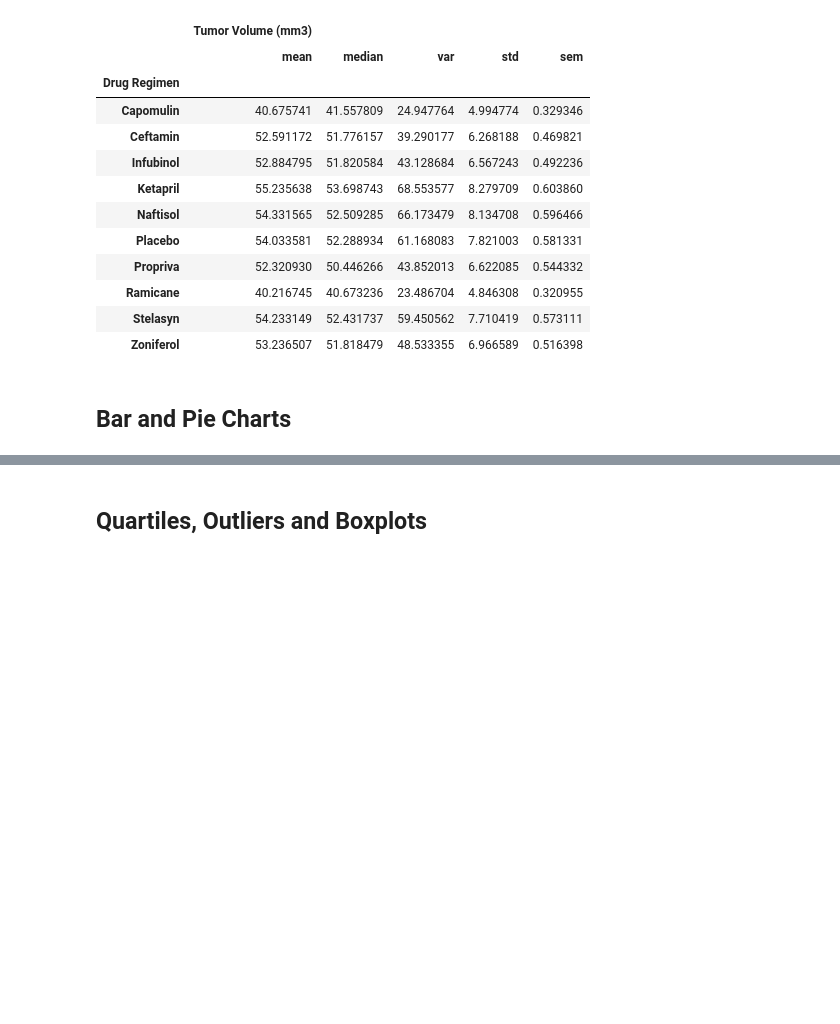
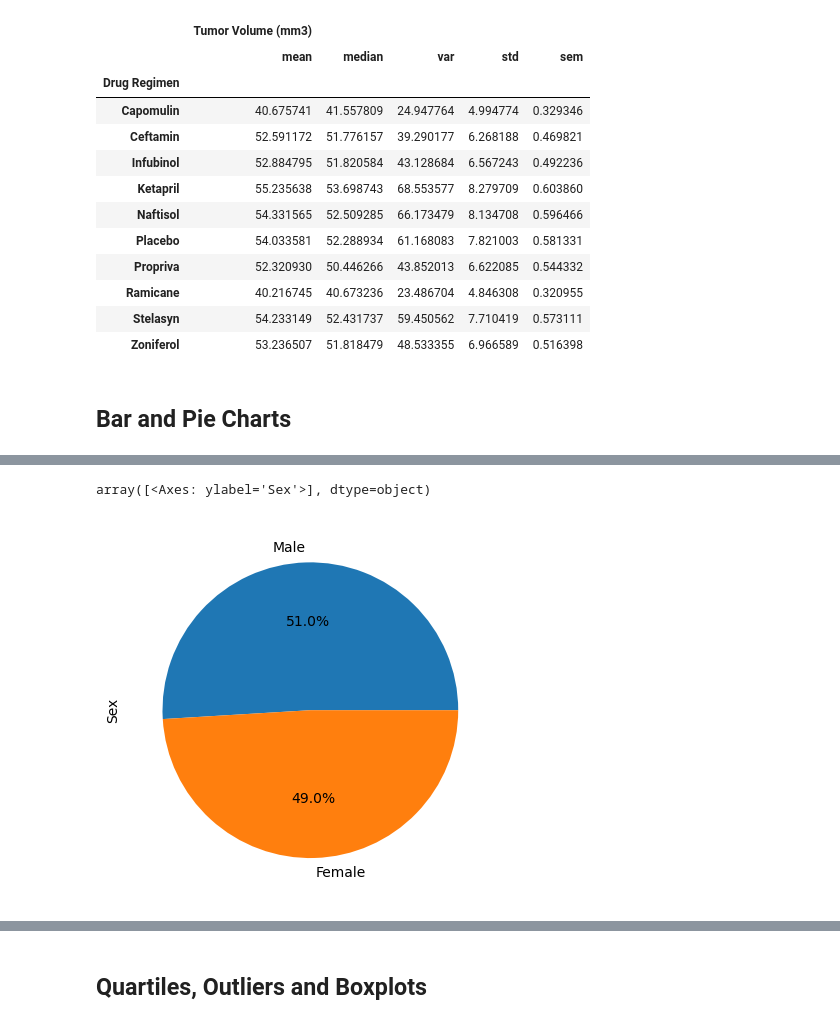
Before and after one commit to Andrew-Bourgeois/matplotlib-challenge, a Jupyter notebook: pymaceuticals_Bourgeois.ipynb, the cells around one changed output, grey strips where cells are left out. Saved outputs shown, nothing was run; the diff lists cells and outputs as text; code cells hidden in the pictures; blank space fills up the shorter version.

```diff
--- a/pymaceuticals_Bourgeois.ipynb
+++ b/pymaceuticals_Bourgeois.ipynb
@@ -175,0 +195,11 @@ agg_data_df
+# %%
+# Generate a pie plot showing the distribution of female versus male mice using Pandas
+
+# create new DataFrame from clean_data_df (sexes as index and counts of each)
+male_female = pd.DataFrame(clean_data_df["Sex"].value_counts())
+
+# plot pandas pie chart
+male_female.plot(kind="pie", subplots=True, use_index=True, ylabel=("Sex"), autopct="%1.1f%%", legend=None)
+# %% [output]
+array([<Axes: ylabel='Sex'>], dtype=object)
+[figure, added]
```
Also changed, not shown: parts of 8 cells of this notebook.
